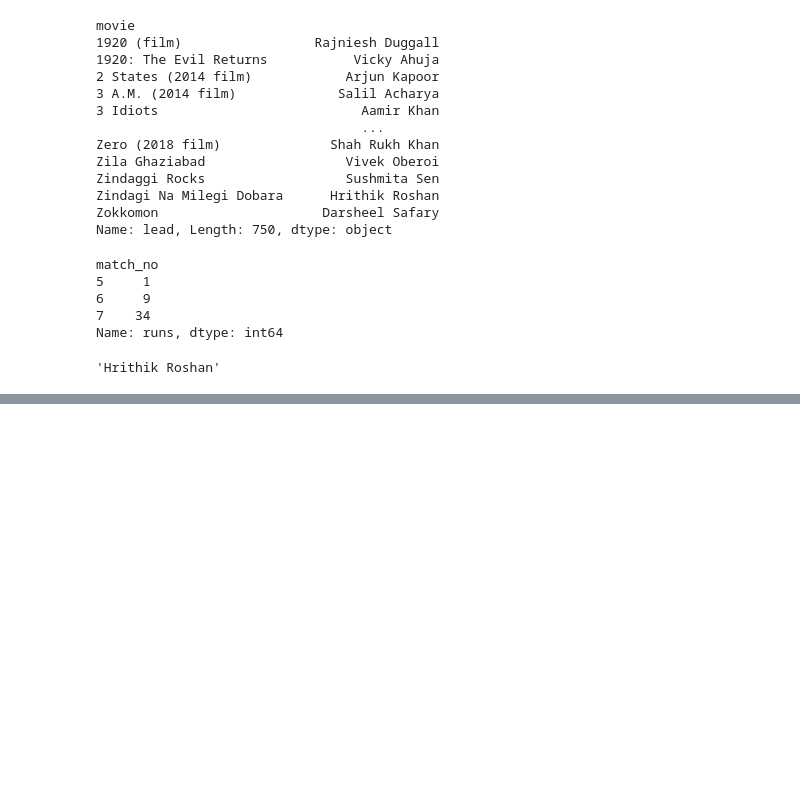
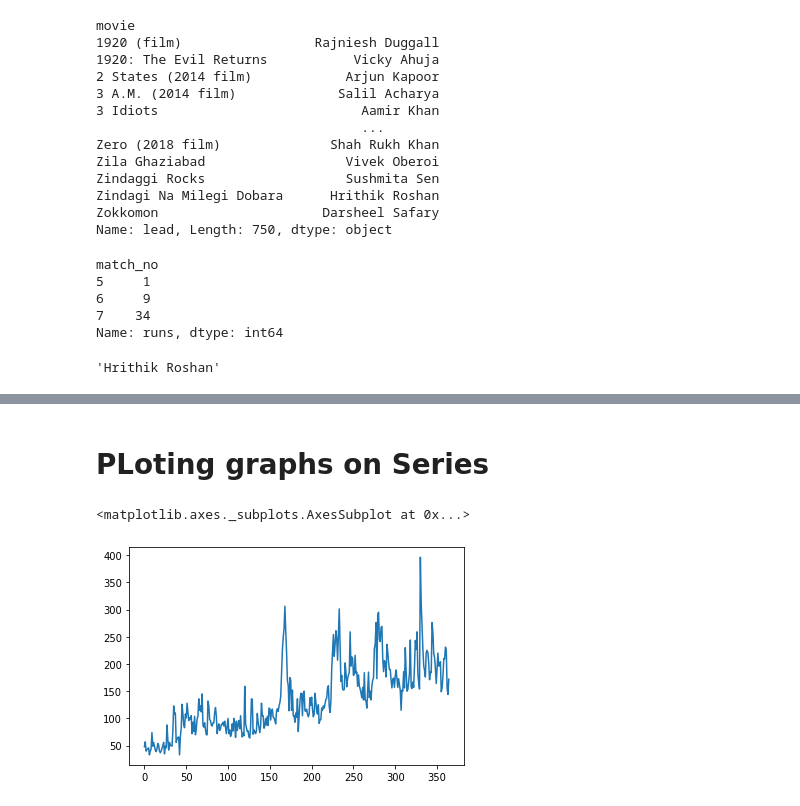
Before and after one commit to AzadMehedi/Pandas, a Jupyter notebook: Pandas_Series.ipynb, the cells around one changed output, grey strips where cells are left out. Saved outputs shown, nothing was run; the diff lists cells and outputs as text; code cells hidden in the pictures; blank space fills up the shorter version.

```diff
--- a/Pandas_Series.ipynb
+++ b/Pandas_Series.ipynb
@@ -462,0 +697,7 @@ movie['Zindagi Na Milegi Dobara']
+# %% [markdown]
+# PLoting graphs on Series
+# %%
+subs.plot()
+# %% [output]
+<matplotlib.axes._subplots.AxesSubplot at 0x...>
+[figure, added]
```
Also changed, not shown: parts of 26 cells of this notebook.
